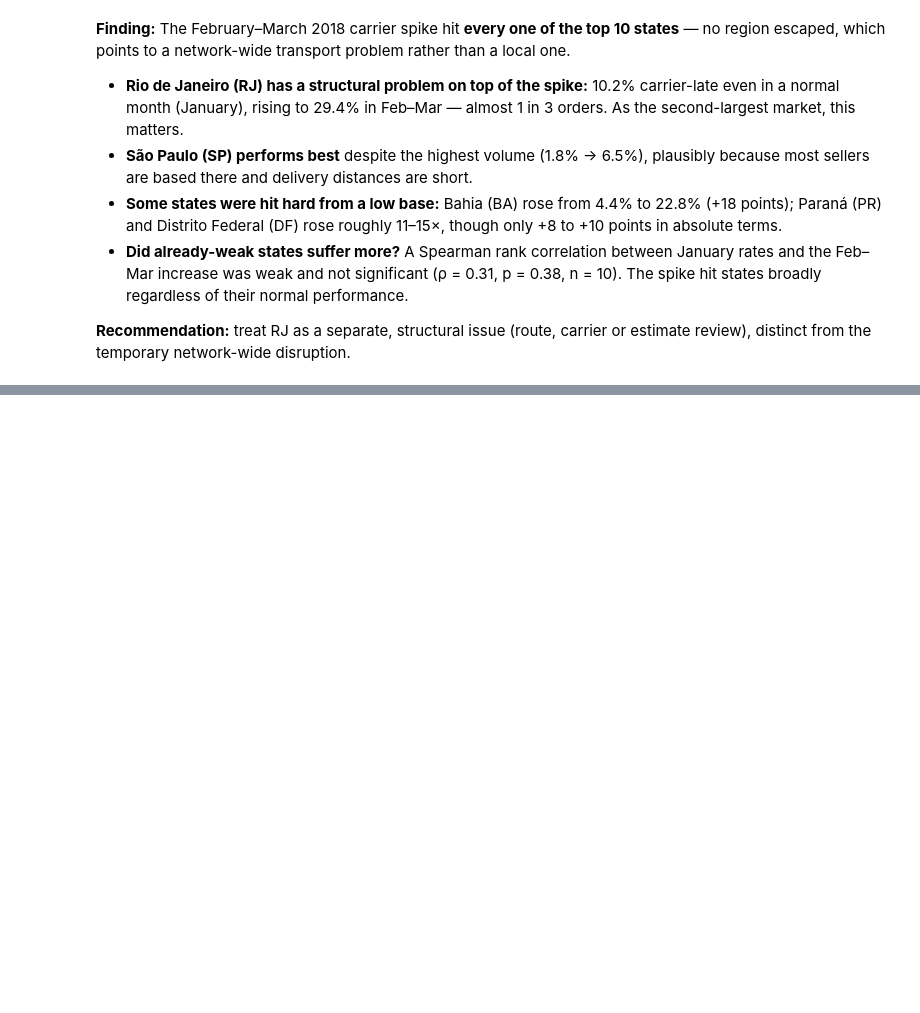
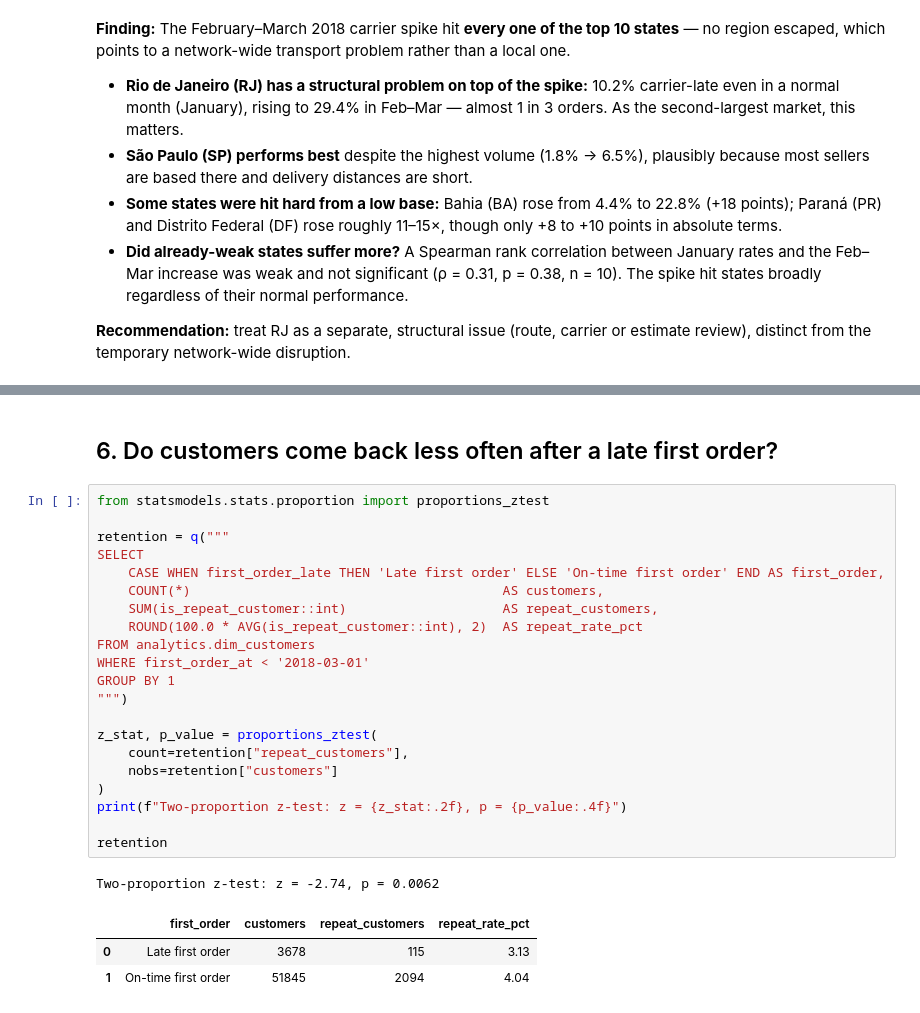
Before and after one commit to iqranishath/fulfillment-analytics-pipeline, a Jupyter notebook: analysis/findings.ipynb, the cells around one changed output, grey strips where cells are left out. Cells and saved outputs as stored; diff of their text form; blank space fills up the shorter version.

```diff
--- a/analysis/findings.ipynb
+++ b/analysis/findings.ipynb
@@ -259,0 +303,28 @@ estimate review), distinct from the temporary network-wide disruption.
+# %% [markdown]
+## 6. Do customers come back less often after a late first order?
+# %%
+from statsmodels.stats.proportion import proportions_ztest
+
+retention = q("""
+SELECT
+    CASE WHEN first_order_late THEN 'Late first order' ELSE 'On-time first order' END AS first_order,
+    COUNT(*)                                        AS customers,
+    SUM(is_repeat_customer::int)                    AS repeat_customers,
+    ROUND(100.0 * AVG(is_repeat_customer::int), 2)  AS repeat_rate_pct
+FROM analytics.dim_customers
+WHERE first_order_at < '2018-03-01'
+GROUP BY 1
+""")
+
+z_stat, p_value = proportions_ztest(
+    count=retention["repeat_customers"],
+    nobs=retention["customers"]
+)
+print(f"Two-proportion z-test: z = {z_stat:.2f}, p = {p_value:.4f}")
+
+retention
+# %% [output]
+Two-proportion z-test: z = -2.74, p = 0.0062
+|  | first_order | customers | repeat_customers | repeat_rate_pct |
+| 0 | Late first order | 3678 | 115 | 3.13 |
+| 1 | On-time first order | 51845 | 2094 | 4.04 |
```
Also changed, not shown: parts of 13 cells of this notebook, 3 other files.
